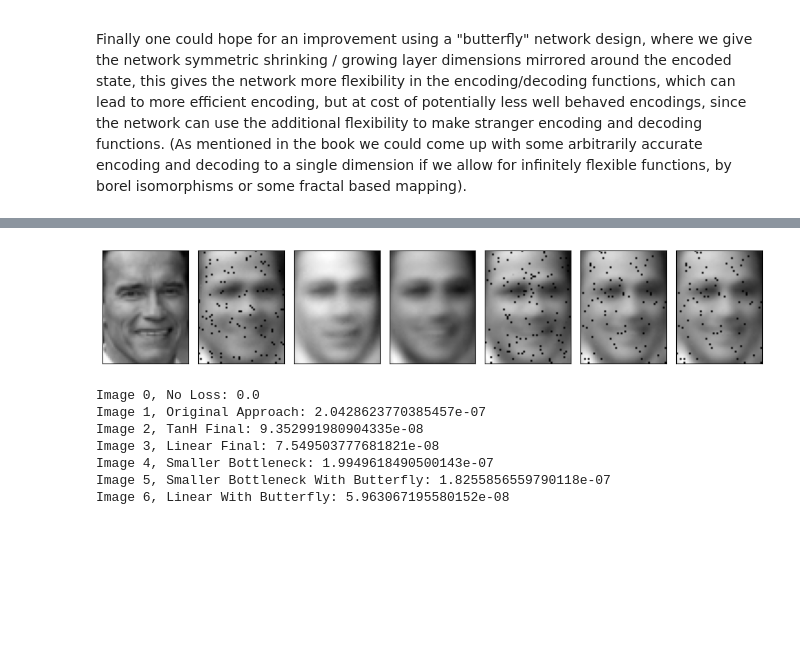
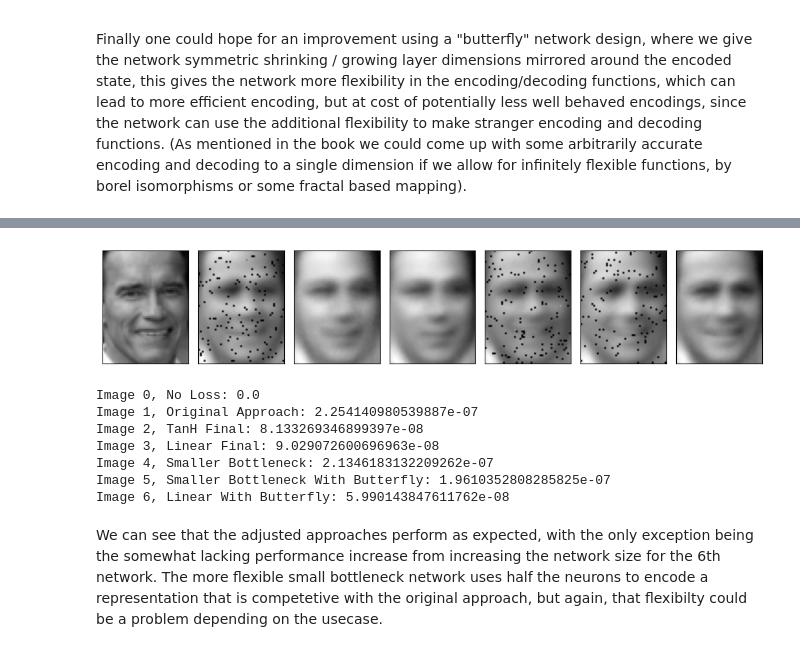
Before and after one commit to Squid-oid/causal, a Jupyter notebook: Book/ch10/ex10.8.1.ipynb, the cells around one changed output, grey strips where cells are left out. Saved outputs shown, nothing was run; the diff lists cells and outputs as text; code cells hidden in the pictures; blank space fills up the shorter version.

```diff
--- a/Book/ch10/ex10.8.1.ipynb
+++ b/Book/ch10/ex10.8.1.ipynb
@@ -139,10 +139,10 @@ reconstructionD = autoencoder.predict(design_matrix[arnold_pics[1]].reshape(1, -
 
 ''' Denser Compression with Butterfly '''
 encoded = Dense(128, activation='relu')(input_image)
-encoded = Dense(64, activation='relu')(input_image)
+encoded = Dense(64, activation='relu')(encoded)
 encoded = Dense(32, activation='relu')(encoded)
 decoded = Dense(64, activation='relu')(encoded)
-decoded = Dense(128, activation='relu')(encoded)
+decoded = Dense(128, activation='relu')(decoded)
 decoded = Dense(n_features, activation='relu')(decoded)
 
 autoencoder = Model(input_image, decoded)
@@ -157,12 +157,12 @@ autoencoder.fit(design_matrix, design_matrix,
 # Compute neural reconstruction
 reconstructionDB = autoencoder.predict(design_matrix[arnold_pics[1]].reshape(1, -1))
 
-''' Butterfly + Linear '''
+''' Large Butterfly + Linear '''
 encoded = Dense(256, activation='relu')(input_image)
-encoded = Dense(128, activation='relu')(input_image)
+encoded = Dense(128, activation='relu')(encoded)
 encoded = Dense(64, activation='relu')(encoded)
 decoded = Dense(128, activation='relu')(encoded)
-decoded = Dense(256, activation='relu')(encoded)
+decoded = Dense(256, activation='relu')(decoded)
 decoded = Dense(n_features, activation='linear')(decoded)
 
 autoencoder = Model(input_image, decoded)
@@ -186,22 +186,24 @@ reconstructionB = autoencoder.predict(design_matrix[arnold_pics[1]].reshape(1, -
 # %%
 # Do visual comparison
-plot_faces([design_matrix[arnold_pics[1]], reconstruction, reconstructionT, reconstructionL, reconstructionD, reconstructionDB, reconstructionDB], n_row=1, n_col=7)
+plot_faces([design_matrix[arnold_pics[1]], reconstruction, reconstructionT, reconstructionL, reconstructionD, reconstructionDB, reconstructionB], n_row=1, n_col=7)
 
 # Do numeric comparison
 # We also normalize the black/white gradient to take values in [0,1] (divide by 255)
 print(f"Image 0, No Loss: {np.mean(np.power((design_matrix[arnold_pics[1]].T - design_matrix[arnold_pics[1]].T) / 255, 2))}")
 print(f"Image 1, Original Approach: {np.mean(np.power((design_matrix[arnold_pics[1]].T - reconstruction) / 255, 2))}")
 print(f"Image 2, TanH Final: {np.mean(np.power((design_matrix[arnold_pics[1]].T - reconstructionT) / 255, 2))}")
 print(f"Image 3, Linear Final: {np.mean(np.power((design_matrix[arnold_pics[1]].T - reconstructionL) / 255, 2))}")
 print(f"Image 4, Smaller Bottleneck: {np.mean(np.power((design_matrix[arnold_pics[1]].T - reconstructionD) / 255, 2))}")
 print(f"Image 5, Smaller Bottleneck With Butterfly: {np.mean(np.power((design_matrix[arnold_pics[1]].T - reconstructionDB) / 255, 2))}")
 print(f"Image 6, Linear With Butterfly: {np.mean(np.power((design_matrix[arnold_pics[1]].T - reconstructionB) / 255, 2))}")
 # %% [output]
-[figure, old version]
+[figure, new version]
 Image 0, No Loss: 0.0
-Image 1, Original Approach: 2.0428623770385457e-07
-Image 2, TanH Final: 9.352991980904335e-08
-Image 3, Linear Final: 7.549503777681821e-08
-Image 4, Smaller Bottleneck: 1.9949618490500143e-07
-Image 5, Smaller Bottleneck With Butterfly: 1.8255856559790118e-07
-Image 6, Linear With Butterfly: 5.963067195580152e-08
+Image 1, Original Approach: 2.254140980539887e-07
+Image 2, TanH Final: 8.133269346899397e-08
+Image 3, Linear Final: 9.029072600696963e-08
+Image 4, Smaller Bottleneck: 2.1346183132209262e-07
+Image 5, Smaller Bottleneck With Butterfly: 1.9610352808285825e-07
+Image 6, Linear With Butterfly: 5.990143847611762e-08
+# %% [markdown]
+We can see that the adjusted approaches perform as expected, with the only exception being the somewhat lacking performance increase from increasing the network size for the 6th network. The more flexible small bottleneck network uses half the neurons to encode a representation that is competetive with the original approach, but again, that flexibilty could be a problem depending on the usecase.
```
Also changed, not shown: parts of 1 cell of this notebook.
